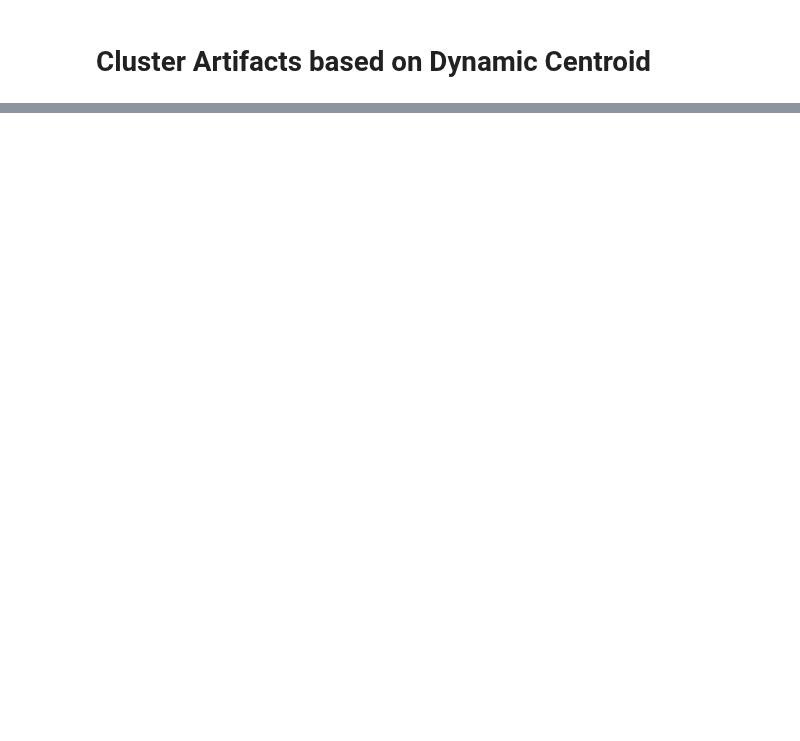
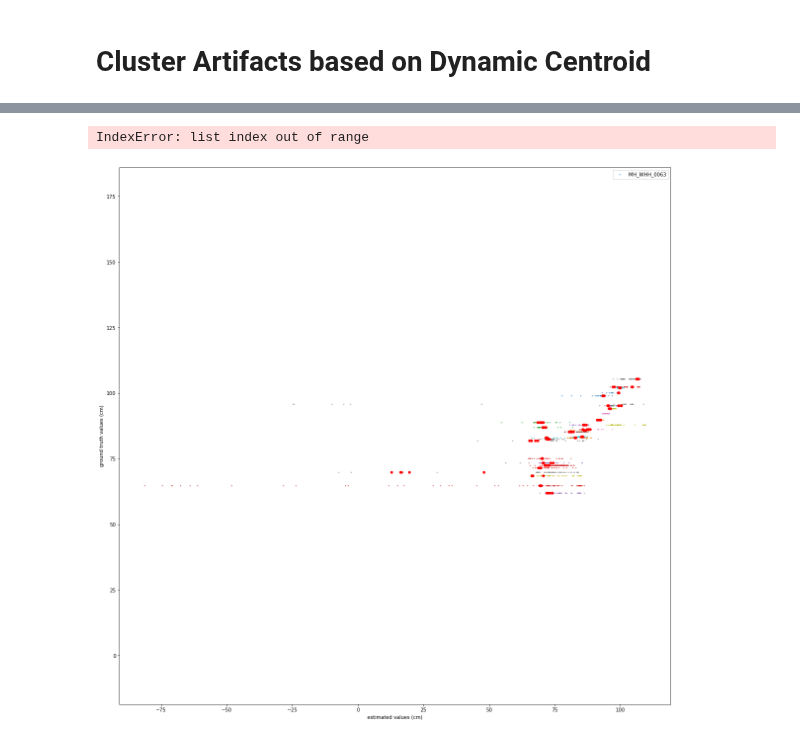
Before and after one commit to prashdash112/cgm-ml, a Jupyter notebook: cgm_database/09_cluster_artifacts.ipynb, the cells around one changed output, grey strips where cells are left out. Cells and saved outputs as stored; diff of their text form; code cells hidden in the pictures; blank space fills up the shorter version.

```diff
--- a/cgm_database/09_cluster_artifacts.ipynb
+++ b/cgm_database/09_cluster_artifacts.ipynb
@@ -146,0 +139,60 @@ NameError: name 'artifact_id' is not defined
+# %%
+import numpy
+
+
+for e in estimation_list:
+    y = np.full((len(e.estimation_values), 1), e.ground_truth_value)
+    x = e.estimation_values
+    s = 1
+    plt.scatter(x, y, s)
+    plt.legend(str(e.qr_code))
+    plt.xlim(50, 120)
+
+# plt.show()
+
+# remove outliers from plot
+for e in estimation_list:
+    nr_of_estimations = len(e.estimation_values)
+
+    d = [None] * nr_of_estimations
+
+    if(nr_of_estimations == 0):
+       continue
+
+
+
+
+    for i in e.estimation_values:
+        k = 0
+        for j in e.estimation_values:
+            d[k] = abs(i - j)
+            k = k+1
+        #d.sort()
+
+
+    sort_index = numpy.argsort(d)
+
+    nr_of_cluster = 5
+    estimation_values_filtered = []
+    for i in range(1, nr_of_cluster+1):
+        value = e.estimation_values[i]
+        estimation_values_filtered.append(value)
+
+    y = np.full((nr_of_cluster, 1), e.ground_truth_value)
+    x = estimation_values_filtered
+    s = 20
+    plt.scatter(x, y, s, c='red')
+    plotname =  [e.qr_code]
+    plt.legend(plotname)
+
+    plt.xlim(50, 120)
+    plt.axis('equal')
+    plt.xlabel('estimated values (cm)')
+    plt.ylabel('ground truth values (cm)')
+
+plt.grid(color='grey', linestyle='-', linewidth=0.1)
+plt.plot([60, 100], [60, 100])
+plt.show()
+# %% [output]
+IndexError: list index out of range
+[figure, added]
```
Also changed, not shown: parts of 8 cells of this notebook.
